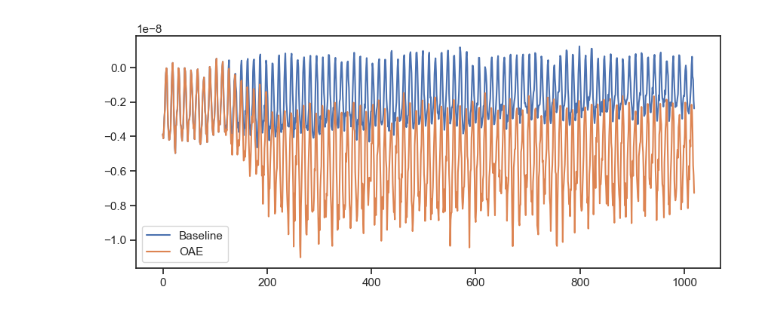
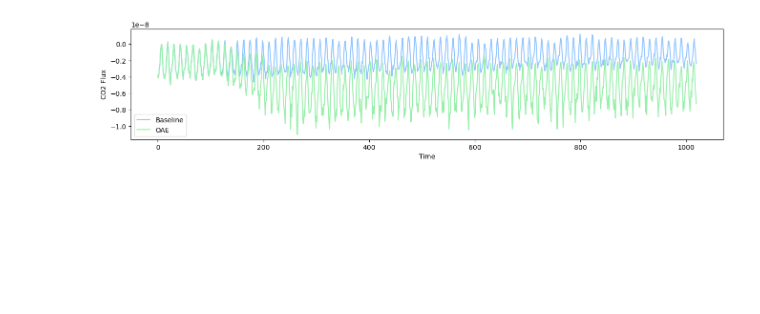
Before and after one commit to chiaraciscato/MScThesis, a Jupyter notebook: CO2flux_comparison.ipynb, the cells around one changed output. Saved outputs shown, nothing was run; the diff lists cells and outputs as text; code cells hidden in the pictures; blank space fills up the shorter version.

Commit message:
Start DIC analysis and refine previous plots

```diff
--- a/CO2flux_comparison.ipynb
+++ b/CO2flux_comparison.ipynb
@@ -15,9 +15,8 @@ import seaborn as sns
 # %%
-sns.set(font_scale=1)
-sns.set_style("ticks")
+plt.style.use('seaborn-pastel')
 # %%
-dataset = (r'/Users/chiaraciscato/Desktop/geomar/FOCI data/data_transfer/CO2flux_baseline_ensemble1_ssp126_1m.nc')
+dataset = (r'/Volumes/UnionSine/data_transfer/ssp126/CO2flux_baseline_ensemble1_ssp126_1m.nc')
 data = xr.open_dataset(dataset)
 # %%
-dataset = (r'/Users/chiaraciscato/Desktop/geomar/FOCI data/data_transfer/CO2flux_CDR_EU_coast_ssp126_1m.nc')
+dataset = (r'/Volumes/UnionSine/data_transfer/ssp126/CO2flux_CDR_EU_coast_ssp126_1m.nc')
 data_oae = xr.open_dataset(dataset)
@@ -37,11 +27,13 @@ sliced_frame_baseline = sliced_data_baseline.sel(time_counter=slice('2090', '210
 sliced_data_oae = data_oae.where((-25 < data_oae.nav_lon) & (data_oae.nav_lon < 10) & (35 < data_oae.nav_lat) & (data_oae.nav_lat < 70), drop=True)
 sliced_frame_oae = sliced_data_oae.sel(time_counter=slice('2090', '2100'))
 # %%
-plt.figure(figsize=(10, 4))
+plt.figure(figsize=(16, 3))
 plt.plot(sliced_data_baseline.co2flux_cpl.mean(dim=('y', 'x')), label = 'Baseline')
 plt.plot(sliced_data_oae.co2flux_cpl.mean(dim=('y', 'x')), label = 'OAE')
+plt.xlabel("Time")
+plt.ylabel("CO2 Flux")
 plt.legend()
 plt.show()
 # %% [output]
-[figure, old version]
+[figure, new version]
 # %%
```
Also changed, not shown: parts of 17 cells of this notebook, 10 other files.
